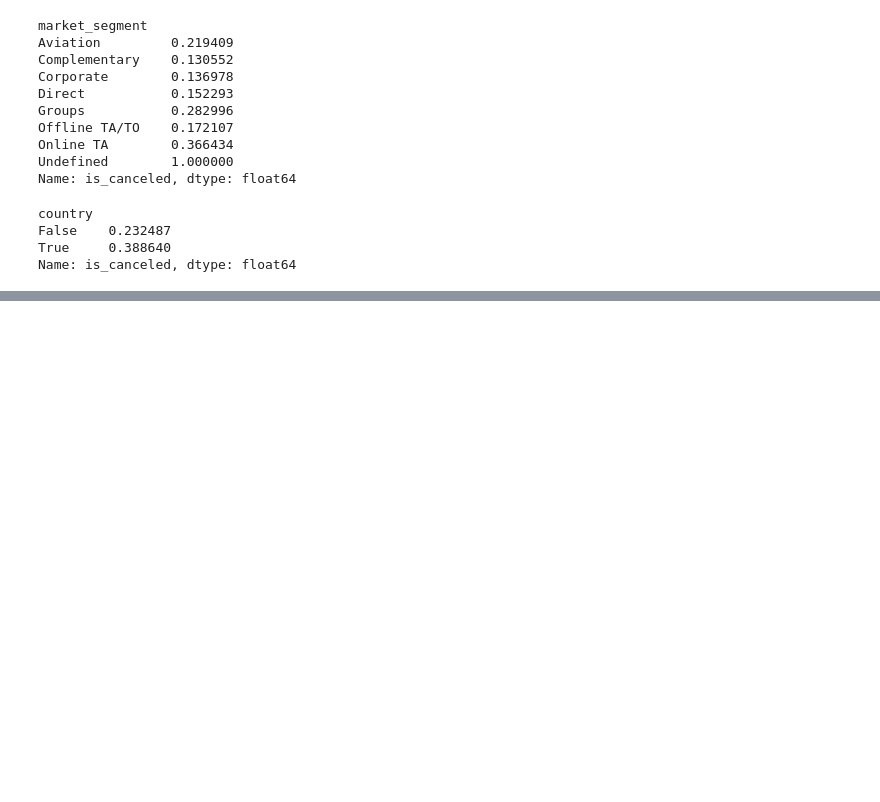
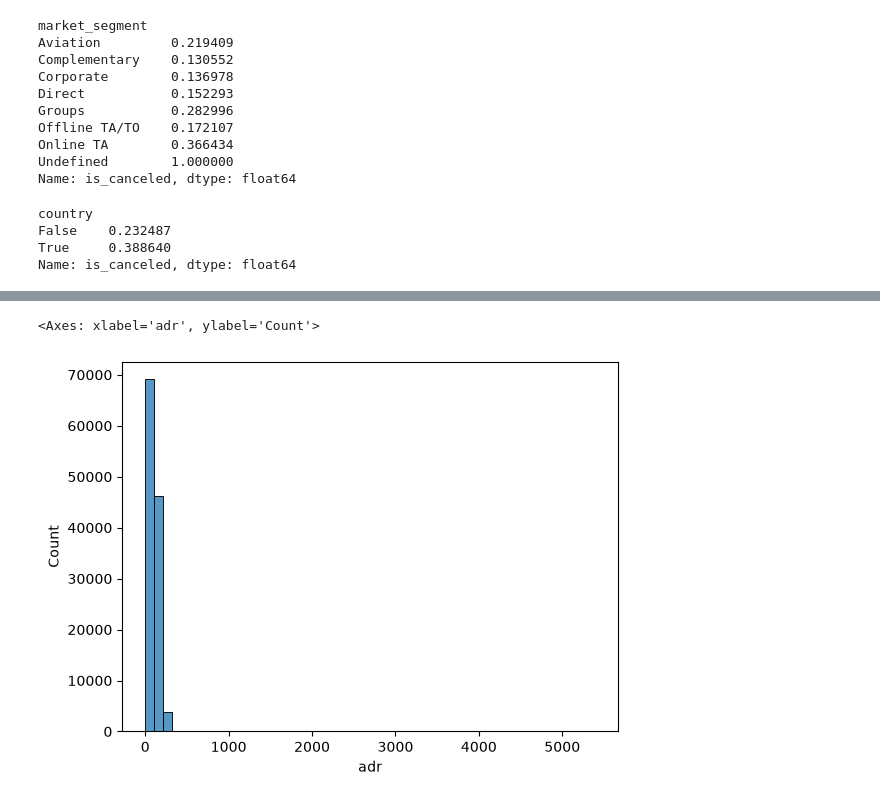
Before and after one commit to Hiruna01/hotel-booking-intelligence, a Jupyter notebook: notebooks/01_eda_cleaning.ipynb, the cells around one changed output, grey strips where cells are left out. Saved outputs shown, nothing was run; the diff lists cells and outputs as text; code cells hidden in the pictures; blank space fills up the shorter version.

```diff
--- a/notebooks/01_eda_cleaning.ipynb
+++ b/notebooks/01_eda_cleaning.ipynb
@@ -185,0 +268,5 @@ Name: is_canceled, dtype: float64
+# %%
+sns.histplot(df["adr"], bins=50)
+# %% [output]
+<Axes: xlabel='adr', ylabel='Count'>
+[figure, added]
```
Also changed, not shown: parts of 24 cells of this notebook.
